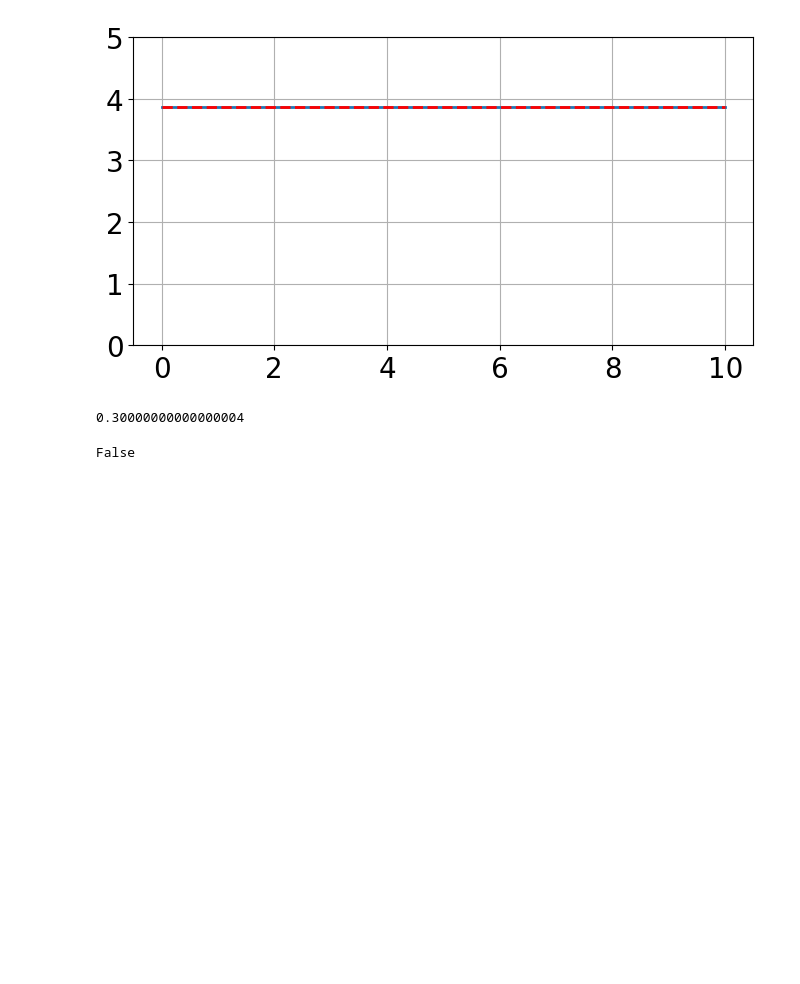
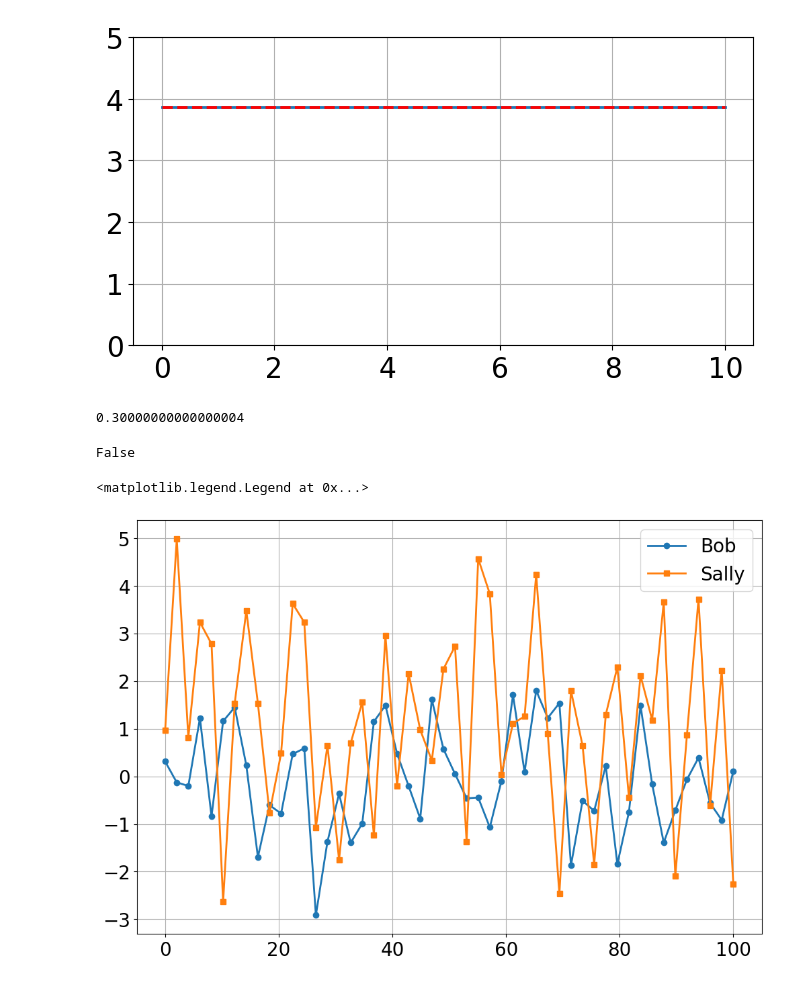
Before and after one commit to bblais/Computer-Programming-for-the-Sciences-Spring-2023, a Jupyter notebook: Sprint #2 - Dynamical Systems and Parameters/2023-03-09 Misc.ipynb, the cells around one changed output. Saved outputs shown, nothing was run; the diff lists cells and outputs as text; code cells hidden in the pictures; blank space fills up the shorter version.

```diff
--- a/Sprint #2 - Dynamical Systems and Parameters/2023-03-09 Misc.ipynb
+++ b/Sprint #2 - Dynamical Systems and Parameters/2023-03-09 Misc.ipynb
@@ -51,3 +51,14 @@ ylim([0,5])
 .1+.2 == .3
 # %% [output]
 False
+# %%
+t=linspace(0,100,50)
+x=randn(len(t))
+x2=randn(len(t))*2+1
+# %%
+plot(t,x,'o-',label='Bob')
+plot(t,x2,'s-',label='Sally')
+legend()
+# %% [output]
+<matplotlib.legend.Legend at 0x...>
+[figure, added]
```
Also changed, not shown: 1 other file.
